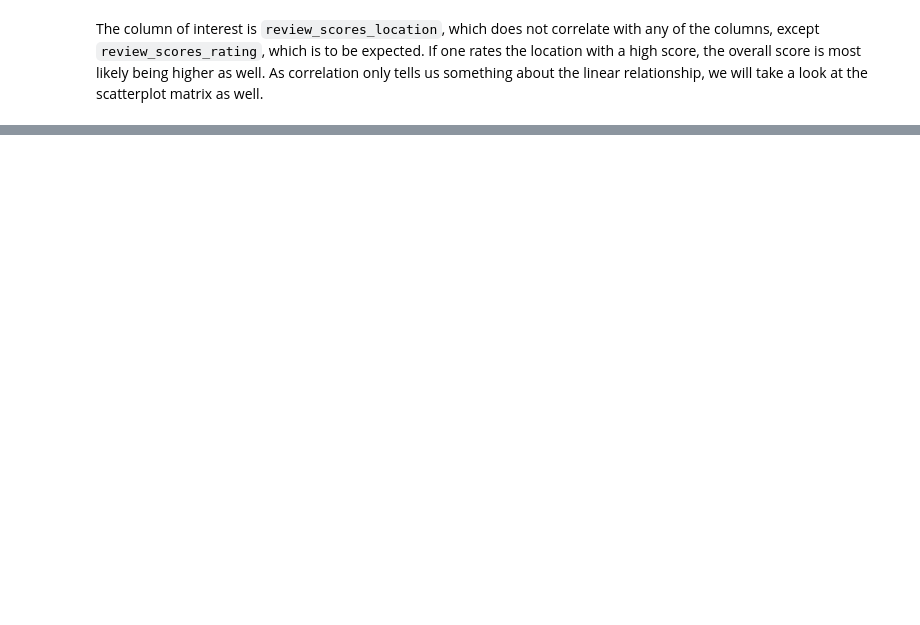
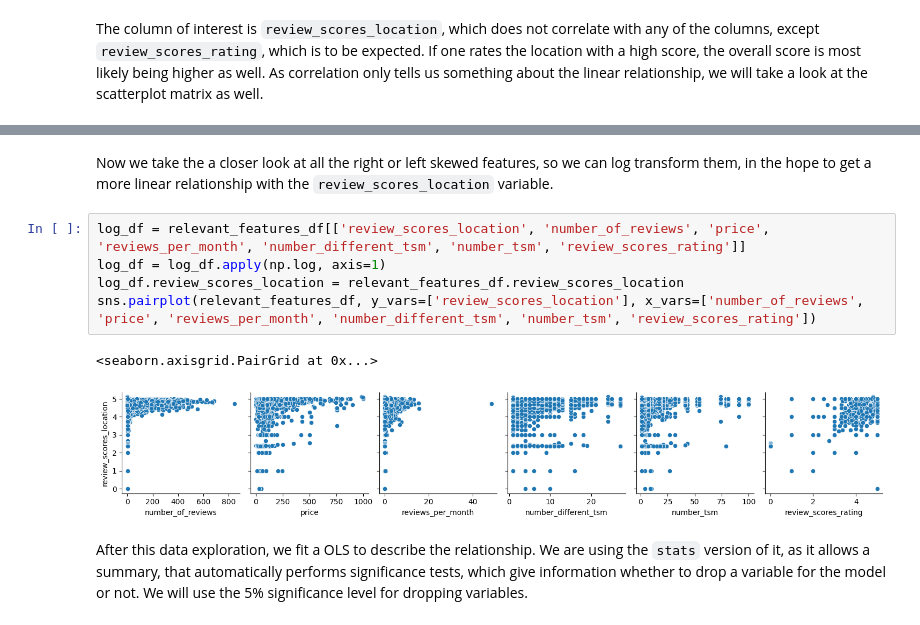
Before and after one commit to EderChri/DOPP, a Jupyter notebook: Group_17.ipynb, the cells around one changed output, grey strips where cells are left out. Cells and saved outputs as stored; diff of their text form; blank space fills up the shorter version.

```diff
--- a/Group_17.ipynb
+++ b/Group_17.ipynb
@@ -592,0 +608,12 @@ model_data[model_data['review_scores_location']< 3]
+# %% [markdown]
+Now we take the a closer look at all the right or left skewed features, so we can log transform them, in the hope to get a more linear relationship with the `review_scores_location` variable.
+# %%
+log_df = relevant_features_df[['review_scores_location', 'number_of_reviews', 'price', 'reviews_per_month', 'number_different_tsm', 'number_tsm', 'review_scores_rating']]
+log_df = log_df.apply(np.log, axis=1)
+log_df.review_scores_location = relevant_features_df.review_scores_location
+sns.pairplot(relevant_features_df, y_vars=['review_scores_location'], x_vars=['number_of_reviews', 'price', 'reviews_per_month', 'number_different_tsm', 'number_tsm', 'review_scores_rating'])
+# %% [output]
+<seaborn.axisgrid.PairGrid at 0x...>
+[figure, added]
+# %% [markdown]
+After this data exploration, we fit a OLS to describe the relationship. We are using the `stats` version of it, as it allows a summary, that automatically performs significance tests, which give information whether to drop a variable for the model or not. We will use the 5\% significance level for dropping variables.
```
Also changed, not shown: parts of 34 cells of this notebook.
